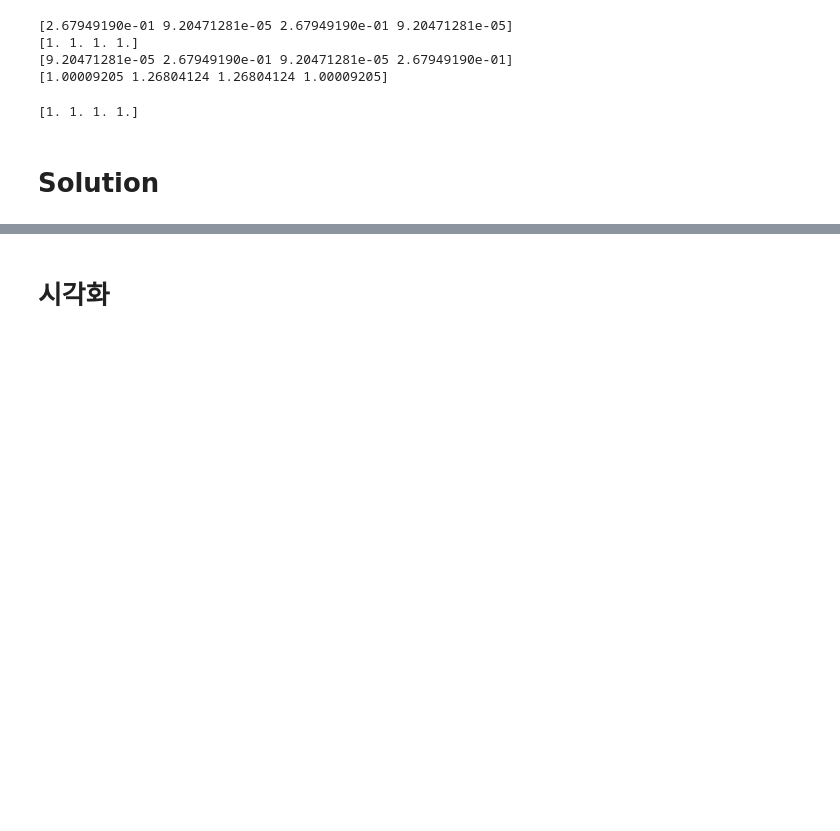
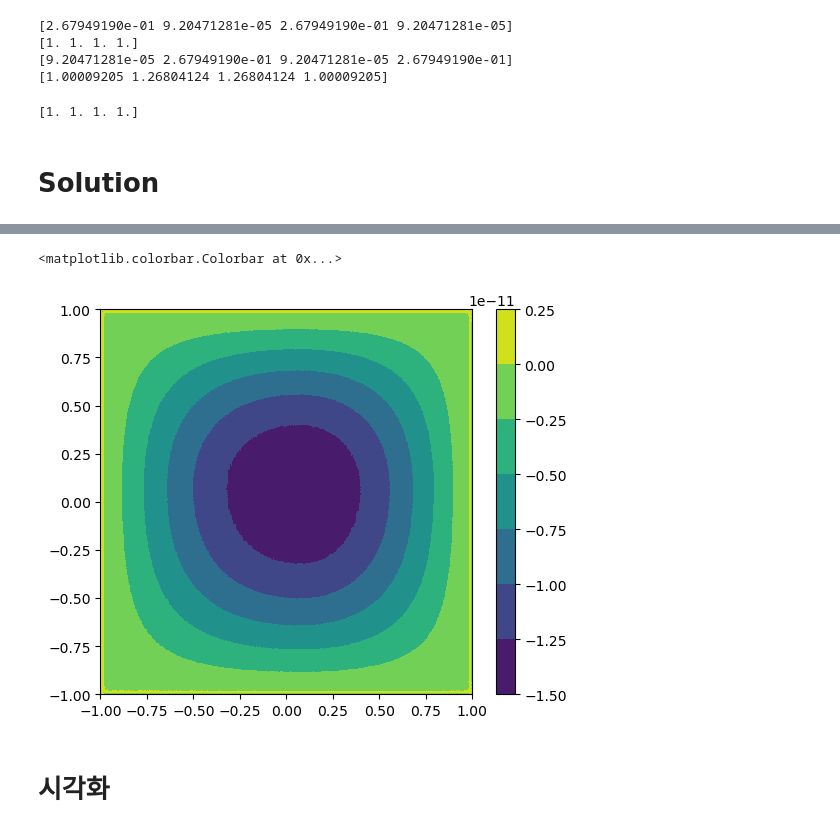
Before and after one commit to dontempty/PaScaL_TDMA_lab, a Jupyter notebook: examples_lab/lab.ipynb, the cells around one changed output, grey strips where cells are left out. Drawn from its saved outputs; the diff is of its cells as text; code cells hidden in the pictures; blank space fills up the shorter version.

```diff
--- a/examples_lab/lab.ipynb
+++ b/examples_lab/lab.ipynb
@@ -343,3 +345,68 @@ plt.colorbar()
+# %%
+folder_name = "results"
+file_name = "rhs"
+
+x0 = -1
+xN = 1
+y0 = -1
+yN = 1
+
+nx = 1024
+ny = 1024
+
+nx1 = nx+2
+ny1 = ny+2
+
+npx = 2
+npy = 2
+
+mx = nx/npx
+my = ny/npy
+
+dx = (xN-x0)/nx
+dy = (yN-y0)/ny
+
+x = np.zeros(nx+2)
+y = np.zeros(ny+2)
+
+for i in range(nx+2):
+    if i==0:
+        x[i] = x0
+    elif i==nx+1:
+        x[i] = xN
+    else:
+        x[i] = x0 + dx/2 + dx*(i-1)
+for j in range(ny+2):
+    if j==0:
+        y[j] = y0
+    elif j==ny+1:
+        y[j] = yN
+    else:
+        y[j] = y0 + dy/2 + dy*(j-1)
+
+
+solution = np.array(pd.read_csv(f"{folder_name}/{file_name}_single.csv", header=None))
+
+
+exact_solution = np.zeros((ny+2, nx+2))
+
+for j in range(0, ny+2):
+    for i in range(0, nx+2):
+        exact_solution[j, i] = (1 - x[i]**2)*(1 - y[j]**2)
+
+error = solution - exact_solution
+
+X, Y = np.meshgrid(x, y)
+
+plt.figure(figsize=(6, 5))
+plt.contourf(X, Y, error)
+plt.colorbar()
+
+# plt.plot([0, 0], [-1, 1])
+# plt.plot([-1, 1], [0, 0])
+# %% [output]
+<matplotlib.colorbar.Colorbar at 0x...>
+[figure, added]
 # %% [markdown]
 # 시각화
 # %%
```
Also changed, not shown: parts of 5 cells of this notebook, 45 other files.
